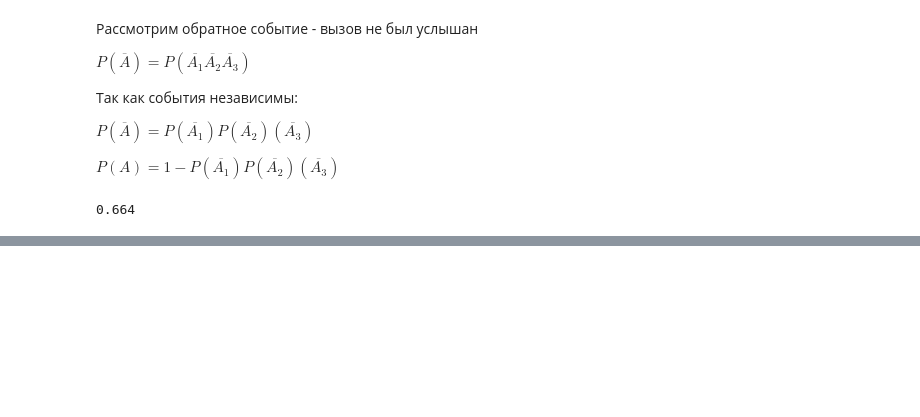
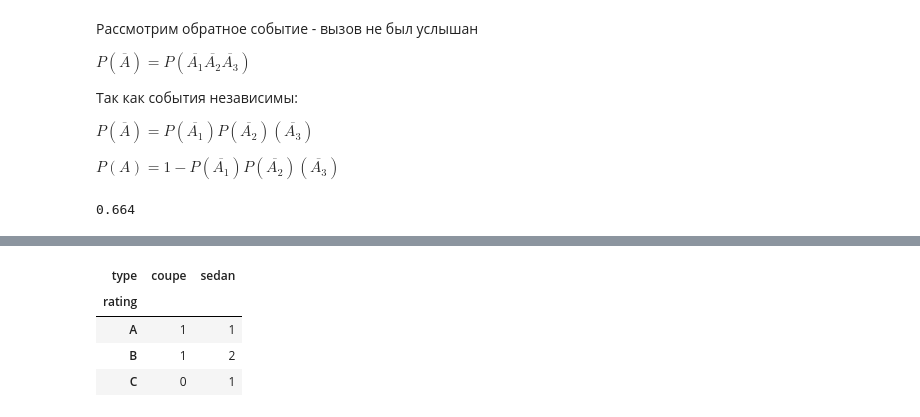
Before and after one commit to atrepalin/Probability-Threory-RSREU, a Jupyter notebook: tasks.ipynb, the cells around one changed output, grey strips where cells are left out. Saved outputs shown, nothing was run; the diff lists cells and outputs as text; code cells hidden in the pictures; blank space fills up the shorter version.

```diff
--- a/tasks.ipynb
+++ b/tasks.ipynb
@@ -642,0 +730,19 @@ $P(A) = 1 - P(\overline{A_1})P(\overline{A_2})(\overline{A_3})$
+# %%
+df["count"] = 1
+
+pivot = pd.pivot_table(
+    df,
+    values="count",
+    index=["rating"],
+    columns=["type"],
+    aggfunc="count",
+    fill_value=0
+)
+
+pivot
+# %% [output]
+| type | coupe | sedan |
+| rating |  |  |
+| A | 1 | 1 |
+| B | 1 | 2 |
+| C | 0 | 1 |
```
Also changed, not shown: parts of 15 cells of this notebook, 1 other file.
